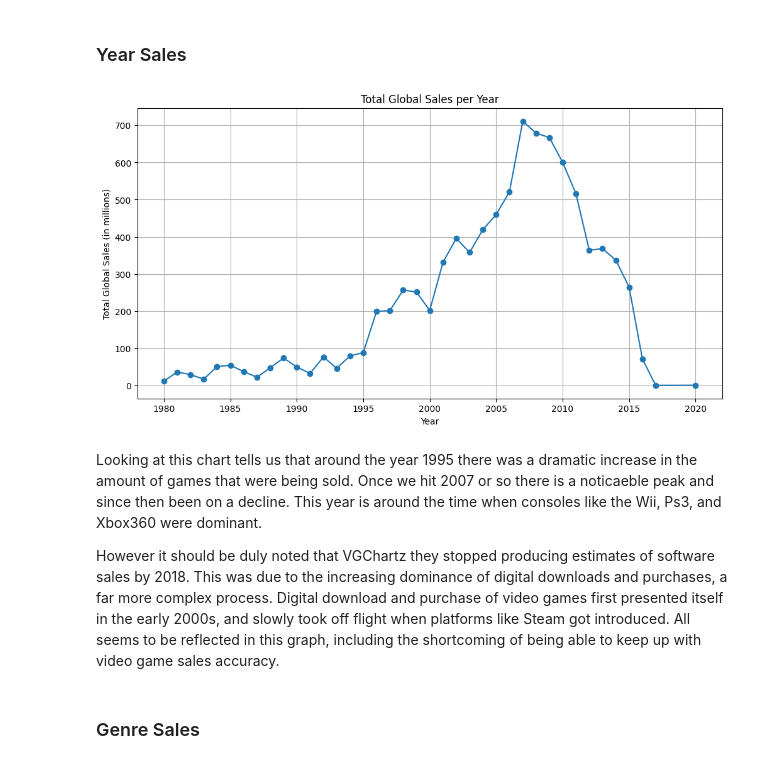
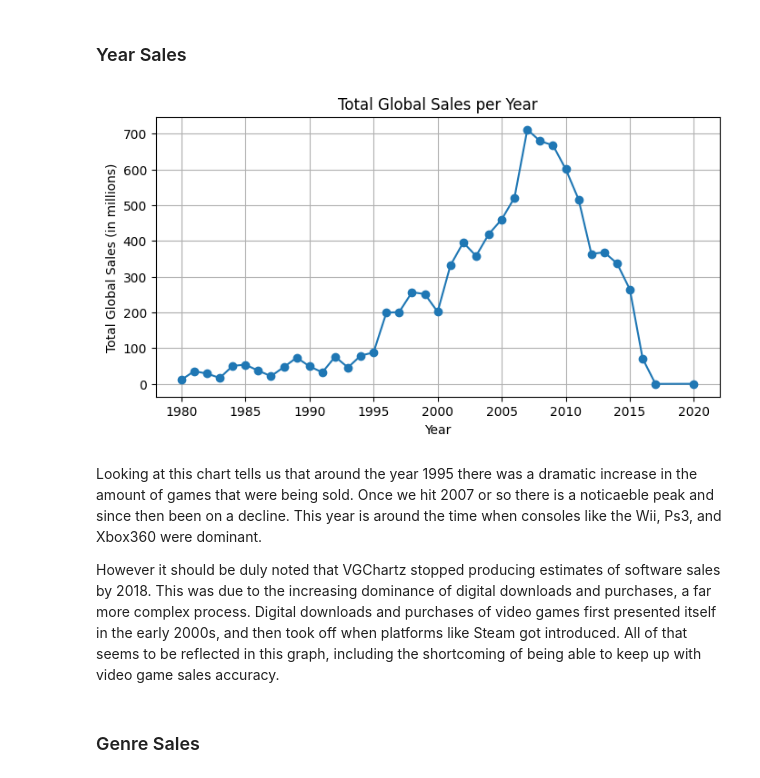
Before and after one commit to Shadowkj1/Analyzing_And_Predicting_Old_VideoGames, a Jupyter notebook: we_begin.ipynb, the cells around one changed output. Cells and saved outputs as stored; diff of their text form; code cells hidden in the pictures.

```diff
--- a/we_begin.ipynb
+++ b/we_begin.ipynb
@@ -248,20 +246,20 @@ Examples like:
 # %%
 # Aggregate moment
 global_sales_per_year = vgsales.groupby('Year')['Global_Sales'].sum().reset_index()
 
-plt.figure(figsize=(12, 6))
+plt.figure(figsize=(8, 4))
 plt.plot(global_sales_per_year['Year'], global_sales_per_year['Global_Sales'], marker='o')
 plt.title('Total Global Sales per Year')
 plt.xlabel('Year')
 plt.ylabel('Total Global Sales (in millions)')
 plt.grid(True)
 plt.show()
 # %% [output]
-[figure, old version]
+[figure, new version]
 # %% [markdown]
 Looking at this chart tells us that around the year 1995 there was a dramatic increase in the amount of games that were being sold. Once we hit 2007 or so there is a noticaeble peak and since then been on a decline. This year is around the time when consoles like the Wii, Ps3, and Xbox360 were dominant.
 
-However it should be duly noted that VGChartz they stopped producing estimates of software sales by 2018. This was due to the increasing dominance of digital downloads and purchases, a far more complex process. Digital download and purchase of video games first presented itself in the early 2000s, and slowly took off flight when platforms like Steam got introduced. All seems to be reflected in this graph, including the shortcoming of being able to keep up with video game sales accuracy.
+However it should be duly noted that VGChartz stopped producing estimates of software sales by 2018. This was due to the increasing dominance of digital downloads and purchases, a far more complex process. Digital downloads and purchases of video games first presented itself in the early 2000s, and then took off when platforms like Steam got introduced. All of that seems to be reflected in this graph, including the shortcoming of being able to keep up with video game sales accuracy.
 # %% [markdown]
 ### Genre Sales
 # %%
```
Also changed, not shown: parts of 20 cells of this notebook.
